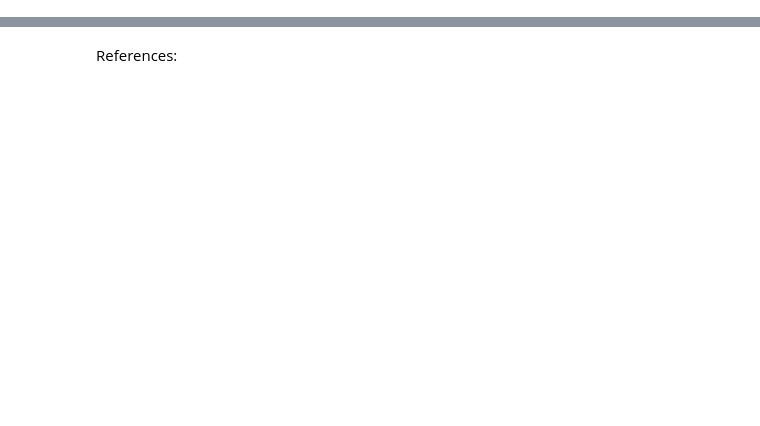
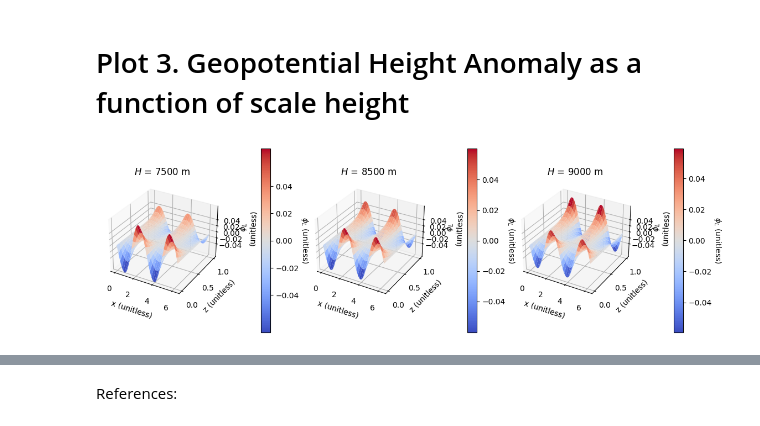
Before and after one commit to isippalpers/Atmospheric_chem, a Jupyter notebook: EAS4610_Final_HM_ISA.ipynb, the cells around one changed output, grey strips where cells are left out. Drawn from its saved outputs; the diff is of its cells as text; code cells hidden in the pictures; blank space fills up the shorter version.

```diff
--- a/EAS4610_Final_HM_ISA.ipynb
+++ b/EAS4610_Final_HM_ISA.ipynb
@@ -171,0 +199,28 @@ plt.show()
+# %% [markdown]
+# Plot 3. Geopotential Height Anomaly as a function of scale height
+# %%
+Hlistreal = [7500,8500,9000]
+Hlist = [np.nan,np.nan,np.nan]
+for i in range(3):
+  Hlist[i] = Hlistreal[i]*0.5/8500
+
+fig, axs = plt.subplots(1,3,figsize=(14,14),subplot_kw={'projection': '3d'})
+k = 0
+for j in range(3):
+    contourf_mappable=axs[j].plot_surface(X, Z, solver(Hlist[k], beta_L, S,U), cmap='coolwarm')
+    cbar = plt.colorbar(contourf_mappable,label='$ɸ_L$ (unitless)',pad=0.2,shrink=0.1)
+    cbar.set_label('$ɸ_L$ (unitless)',labelpad=14,rotation=270)
+    cbar.set_ticks([-0.04,-.02,0.0,0.02,0.04])
+    axs[j].set_ylabel('z (unitless)')
+    axs[j].set_xlabel('x (unitless)')
+    axs[j].set_zlabel('$ɸ_L$\n(unitless)')
+    axs[j].set_zlim(-0.08,0.08)
+    axs[j].set_zticks([-0.04,-.02,0.0,0.02,0.04])
+    axs[j].set_yticks([0,0.50,1.00])
+    axs[j].set_title(f'$H$ = {Hlistreal[k]} m')
+    k+=1
+
+
+fig.subplots_adjust(left=None, bottom=-1.5, right=None, top=None, wspace=0.1, hspace=None)
+# %% [output]
+[figure, added]
```
Also changed, not shown: parts of 27 cells of this notebook.
